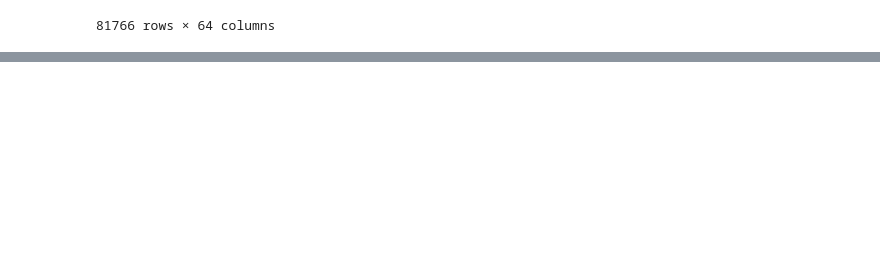
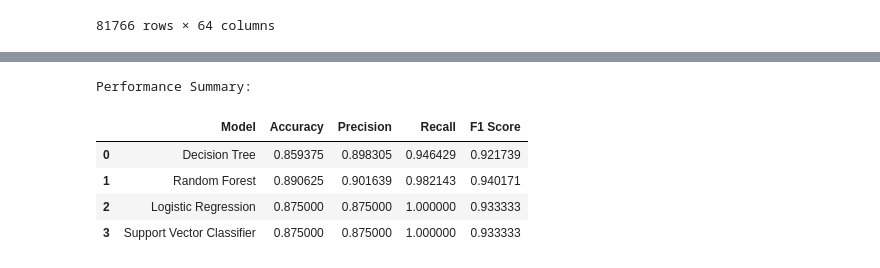
Before and after one commit to Anik-Mushfik/Self-tought-projects, a Jupyter notebook: Monkey Pox/decision_tree.ipynb, the cells around one changed output, grey strips where cells are left out. Saved outputs shown, nothing was run; the diff lists cells and outputs as text; code cells hidden in the pictures; blank space fills up the shorter version.

```diff
--- a/Monkey Pox/decision_tree.ipynb
+++ b/Monkey Pox/decision_tree.ipynb
@@ -23,0 +69,20 @@ dataset
+# %%
+# 4. Train and evaluate each model
+performance_metrics = []
+
+for model_name, model in models.items():
+    model.fit(X_train, y_train)  # Train the model
+    y_pred = model.predict(X_test)  # Make predictions
+
+    # Calculate performance metrics
+    accuracy = accuracy_score(y_test, y_pred)
+    precision = precision_score(y_test, y_pred)
+    recall = recall_score(y_test, y_pred)
+    f1 = f1_score(y_test, y_pred)
+
+    # Store the metrics
+    performance_metrics.append([model_name, accuracy, precision, recall, f1])
+
+    # Print classification report for each model
+    print(f"\n{model_name} Classification Report:\n")
+    print(classification_report(y_test, y_pred))
@@ -23,0 +107,13 @@ dataset
+# %%
+# 5. Create a performance summary table
+performance_df = pd.DataFrame(performance_metrics, columns=['Model', 'Accuracy', 'Precision', 'Recall', 'F1 Score'])
+print("\nPerformance Summary:\n")
+# print(performance_df)
+performance_df
+# %% [output]
+Performance Summary:
+|  | Model | Accuracy | Precision | Recall | F1 Score |
+| 0 | Decision Tree | 0.859375 | 0.898305 | 0.946429 | 0.921739 |
+| 1 | Random Forest | 0.890625 | 0.901639 | 0.982143 | 0.940171 |
+| 2 | Logistic Regression | 0.875000 | 0.875000 | 1.000000 | 0.933333 |
+| 3 | Support Vector Classifier | 0.875000 | 0.875000 | 1.000000 | 0.933333 |
```
Also changed, not shown: parts of 8 cells of this notebook, 2 other files.
